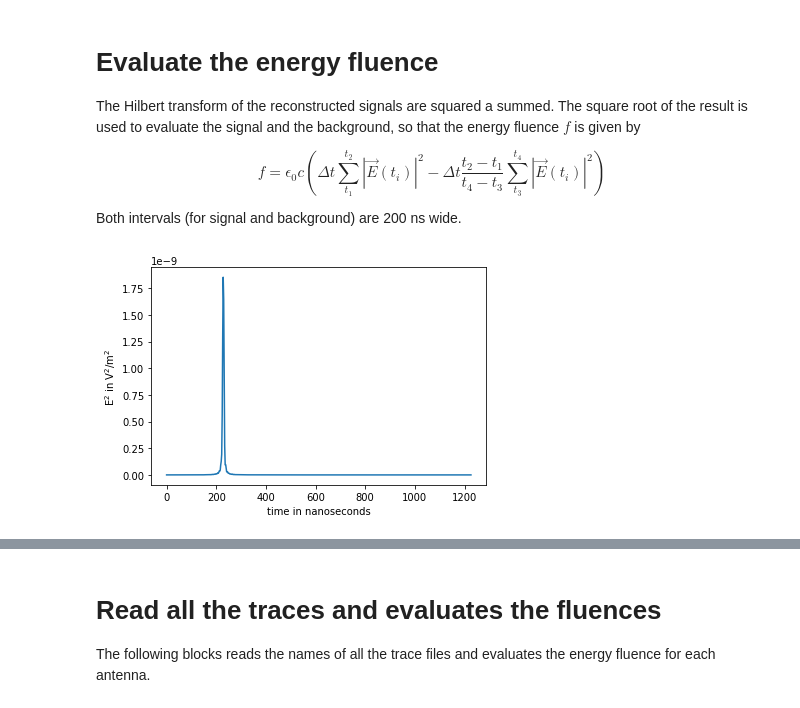
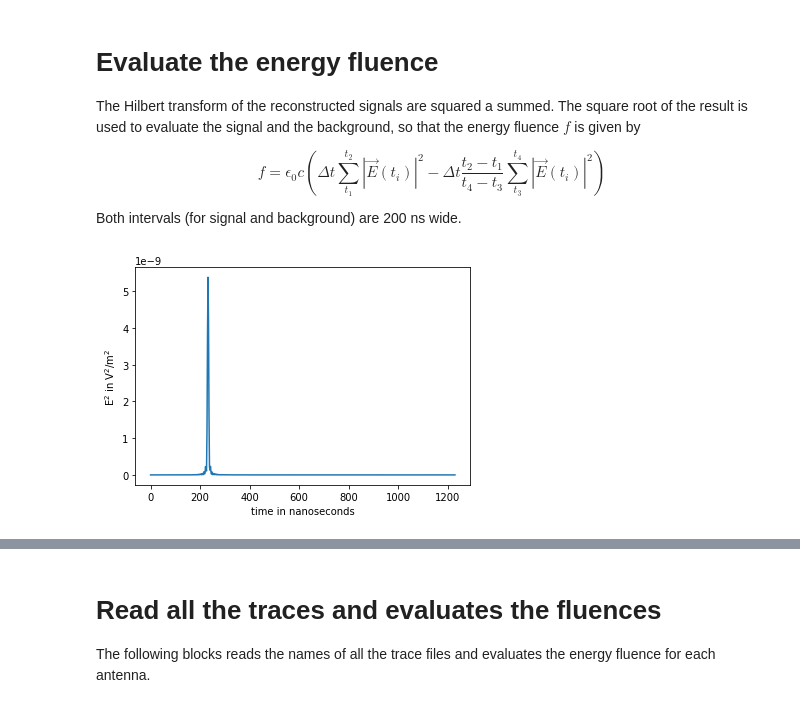
Before and after one commit to grand-mother/grand-energy-rec, a Jupyter notebook: EnergyFluence_Coreas_Class.ipynb, the cells around one changed output, grey strips where cells are left out. Cells and saved outputs as stored; diff of their text form; code cells hidden in the pictures.

Commit message:
Improved stability of the code for use with the jupyter notebooks attached. Reestructure of the antenna class to store the fluences on going.

```diff
--- a/EnergyFluence_Coreas_Class.ipynb
+++ b/EnergyFluence_Coreas_Class.ipynb
@@ -118,3 +61,14 @@ print(rec1.antenna.fluence)
+# %%
+rec1.bool_plot = True
+id = 70
+time = rec1.GRANDshower.fields[id].electric.t.to("ns").value
+
+EvB = rec1.shower.traces_proj[id].x.to("V/m").value
+EvvB = rec1.shower.traces_proj[id].y.to("V/m").value
+Ev = rec1.shower.traces_proj[id].z.to("V/m").value
+traces  = np.c_[time,EvB,EvvB,Ev]
+
+traces_cut = rec1.Antenna.offset_and_cut(traces)
 # %% [markdown]
 # FFT and filter
 This block defines a function that performs the Fourier Transform and filters the result between 50 MHz and 200 MHz.
@@ -124,0 +75,2 @@ rec1.antenna.fft_filter()
+# %%
+traces_fft = rec1.Antenna.fft_filter(traces_cut, rec1.nu_low, rec1.nu_high, rec1.bool_plot)
@@ -131,0 +82,2 @@ rec1.antenna.trace_recover()
+# %%
+traces_rec = rec1.Antenna.trace_recover(traces_cut[:,0],traces_fft,rec1.bool_plot)
@@ -140,0 +91,2 @@ rec1.antenna.hilbert_envelope()
+# %%
+hilbert_env = rec1.Antenna.hilbert_envelope(traces_rec, rec1.bool_plot)
@@ -148,6 +103,6 @@ $$ f = \epsilon_0 c\left(\Delta t \sum_{t_1}^{t_2} \left| \vec{E}(t_i)\right|^2-
 Both intervals (for signal and background) are 200 ns wide.
 # %%
-rec1.antenna.compute_fluence(rec1.shower.evB,rec1.shower.evvB)
+rec1.antenna[id].compute_fluence(traces_rec[:,0],hilbert_env,rec1.SNR_thres,rec1.bool_plot)
 # %% [output]
-[figure, old version]
+[figure, new version]
 # %%
```
Also changed, not shown: parts of 27 cells of this notebook, 4 other files.
